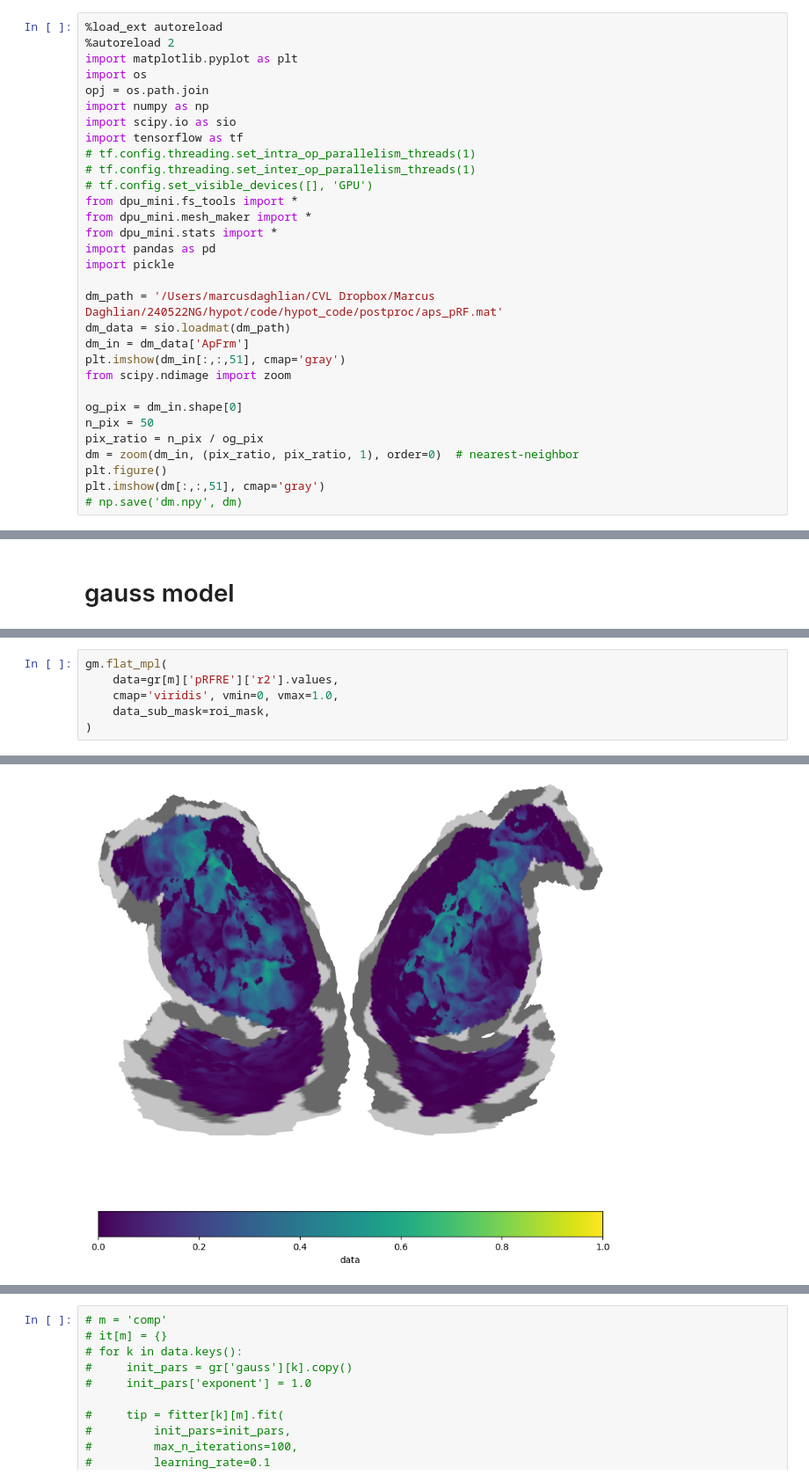
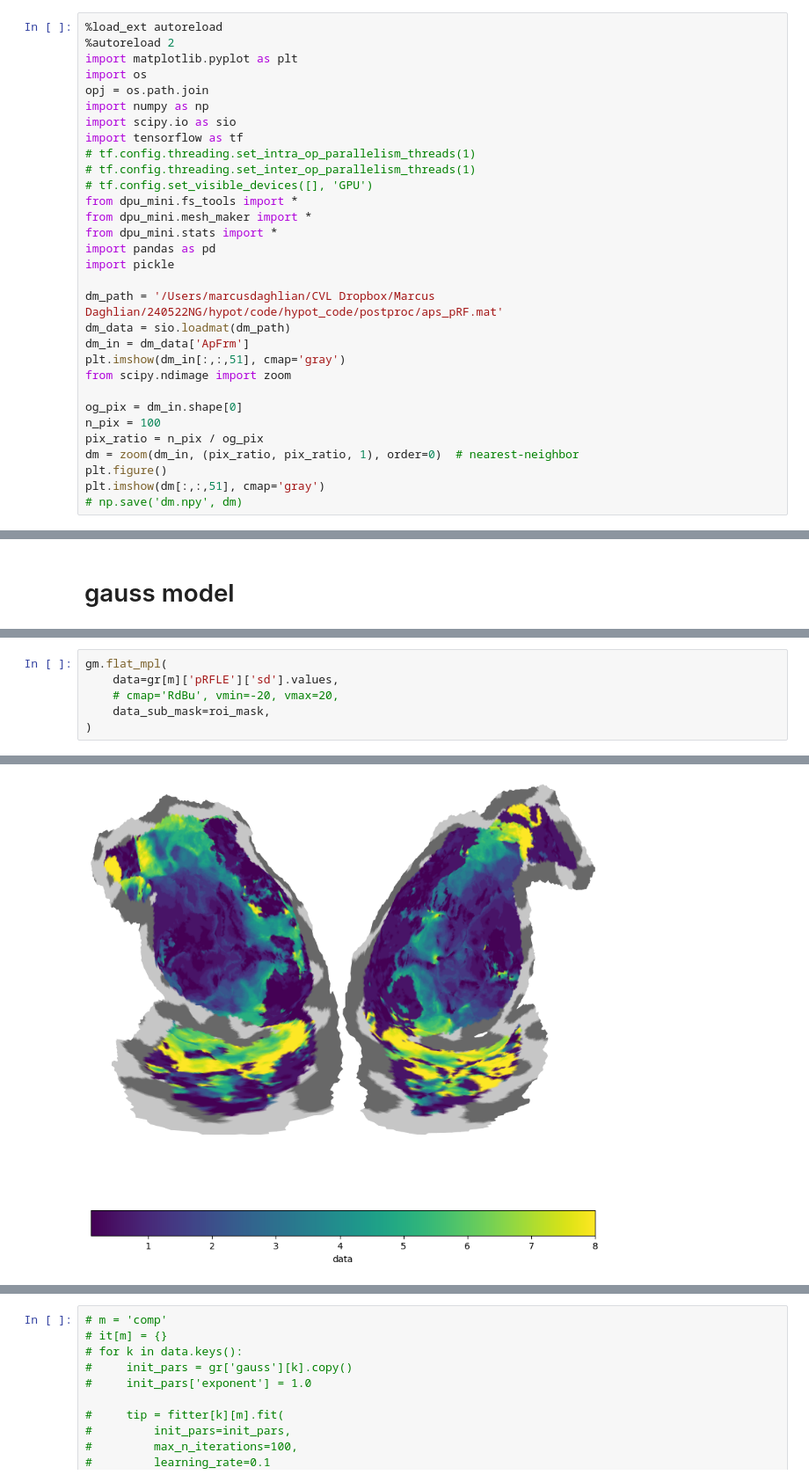
Before and after one commit to mdaghlian/hypotmri, a Jupyter notebook: postproc/prfs_dn.ipynb, the cells around one changed output, grey strips where cells are left out. Shown at 88% size. Cells and saved outputs as stored; diff of their text form.

```diff
--- a/postproc/prfs_dn.ipynb
+++ b/postproc/prfs_dn.ipynb
@@ -23,7 +23,7 @@ plt.imshow(dm_in[:,:,51], cmap='gray')
 from scipy.ndimage import zoom
 
 og_pix = dm_in.shape[0]
-n_pix = 50
+n_pix = 100
 pix_ratio = n_pix / og_pix
 dm = zoom(dm_in, (pix_ratio, pix_ratio, 1), order=0)  # nearest-neighbor
 plt.figure()
@@ -238,8 +239,8 @@ Working with chunk size of 63
 Using correlation cost!
 # %%
 gm.flat_mpl(
-    data=gr[m]['pRFRE']['r2'].values,
-    cmap='viridis', vmin=0, vmax=1.0,
+    data=gr[m]['pRFLE']['sd'].values,
+    # cmap='RdBu', vmin=-20, vmax=20,
     data_sub_mask=roi_mask,
 )
 # %% [output]
@@ -247 +248 @@ gm.flat_mpl(
-[figure, old version]
+[figure, new version]
```
Also changed, not shown: parts of 24 cells of this notebook, 11 other files.
